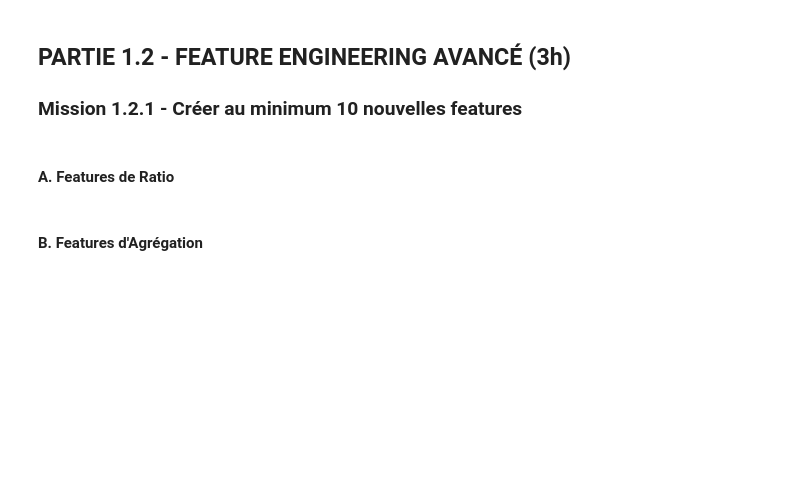
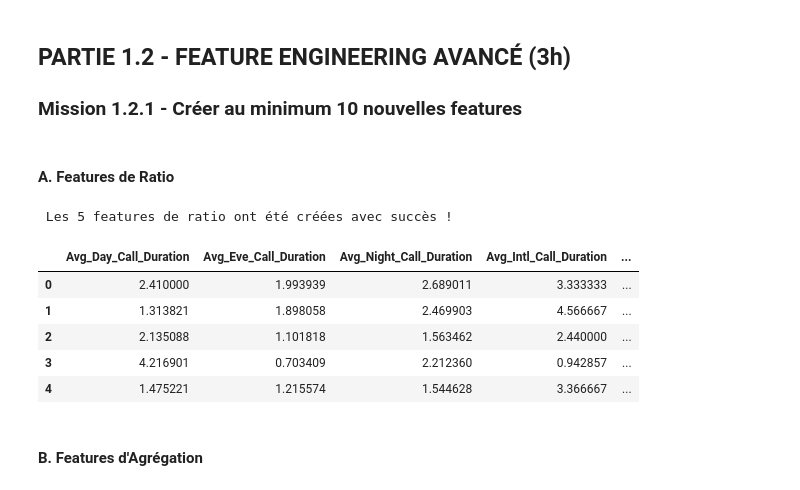
Before and after one commit to Alec34pi/ProjetFinal_conceptIA_M1, a Jupyter notebook: notebooks/01_EDA_Feature_Engineering.ipynb, the cells around one changed output. Saved outputs shown, nothing was run; the diff lists cells and outputs as text; code cells hidden in the pictures; blank space fills up the shorter version.

```diff
--- a/notebooks/01_EDA_Feature_Engineering.ipynb
+++ b/notebooks/01_EDA_Feature_Engineering.ipynb
@@ -543,14 +550,73 @@ Revenu mensuel moyen (clients churn) : 64.84
 ### Mission 1.2.1 - Créer au minimum 10 nouvelles features
 # %% [markdown]
 #### A. Features de Ratio
-# %%
-# TODO: Créer au moins 3 features de ratio
-# Exemples:
-# - Dépense moyenne mensuelle: TotalCharges / tenure
-# - Ratio MonthlyCharges / nombre de services
-
-df['AvgMonthlySpend'] = ...
-df['ChargesPerTenure'] = ...
-# ...
+# %%
+import plotly.express as px
+from IPython.display import display
+
+
+# 1. Durée moyenne d'un appel de jour
+df['Avg_Day_Call_Duration'] = df['Total day minutes'] / df['Total day calls'].replace(0, 1)
+
+# 2. Durée moyenne d'un appel du soir
+df['Avg_Eve_Call_Duration'] = df['Total eve minutes'] / df['Total eve calls'].replace(0, 1)
+
+# 3. Durée moyenne d'un appel de nuit
+df['Avg_Night_Call_Duration'] = df['Total night minutes'] / df['Total night calls'].replace(0, 1)
+
+# 4. Durée moyenne d'un appel international
+df['Avg_Intl_Call_Duration'] = df['Total intl minutes'] / df['Total intl calls'].replace(0, 1)
+
+# 5. Fréquence d'appels au service client par rapport à l'ancienneté du compte
+df['Cust_Serv_Call_Rate'] = df['Customer service calls'] / df['Account length'].replace(0, 1)
+
+
+
+print(" Les 5 features de ratio ont été créées avec succès !\n")
+
+# 1. Affichage des premières lignes pour vérifier les calculs
+nouvelles_colonnes = [
+    'Avg_Day_Call_Duration', 'Avg_Eve_Call_Duration',
+    'Avg_Night_Call_Duration', 'Avg_Intl_Call_Duration', 'Cust_Serv_Call_Rate'
+]
+display(df[nouvelles_colonnes + ['Churn']].head())
+
+# 2. Visualisation de l'impact du taux d'appels au Service Client sur le Churn
+# Configuration du style Dark Premium
+color_map = {False: '#00E396', True: '#FF4560'} # Vert pour Rétention, Rouge pour Churn
+
+layout_premium = dict(
+    template="plotly_dark",
+    plot_bgcolor='#121212',
+    paper_bgcolor='#121212',
+    font=dict(color='#E0E0E0'),
+    title_font=dict(size=20, color='#FFFFFF'),
+    margin=dict(t=60, l=50, r=30, b=50)
+)
+
+# Création d'un Boxplot (Boîte à moustaches) pour comparer les distributions
+fig = px.box(
+    df,
+    x='Churn',
+    y='Cust_Serv_Call_Rate',
+    color='Churn',
+    color_discrete_map=color_map,
+    points="outliers", # Affiche uniquement les points aberrants pour garder un graphe lisible
+    title="<b>Impact de la fréquence d'appels au Service Client sur le Churn</b>"
+)
+
+fig.update_layout(**layout_premium)
+fig.update_xaxes(title="Le client a-t-il résilié ? (Churn)", gridcolor='#2A2A2A')
+fig.update_yaxes(title="Taux d'appels au Service Client (Appels / Ancienneté)", gridcolor='#2A2A2A')
+
+fig.show()
+# %% [output]
+ Les 5 features de ratio ont été créées avec succès !
+|  | Avg_Day_Call_Duration | Avg_Eve_Call_Duration | Avg_Night_Call_Duration | Avg_Intl_Call_Duration | ... |
+| 0 | 2.410000 | 1.993939 | 2.689011 | 3.333333 | ... |
+| 1 | 1.313821 | 1.898058 | 2.469903 | 4.566667 | ... |
+| 2 | 2.135088 | 1.101818 | 1.563462 | 2.440000 | ... |
+| 3 | 4.216901 | 0.703409 | 2.212360 | 0.942857 | ... |
+| 4 | 1.475221 | 1.215574 | 1.544628 | 3.366667 | ... |
 # %% [markdown]
 #### B. Features d'Agrégation
```
Also changed, not shown: parts of 13 cells of this notebook.
